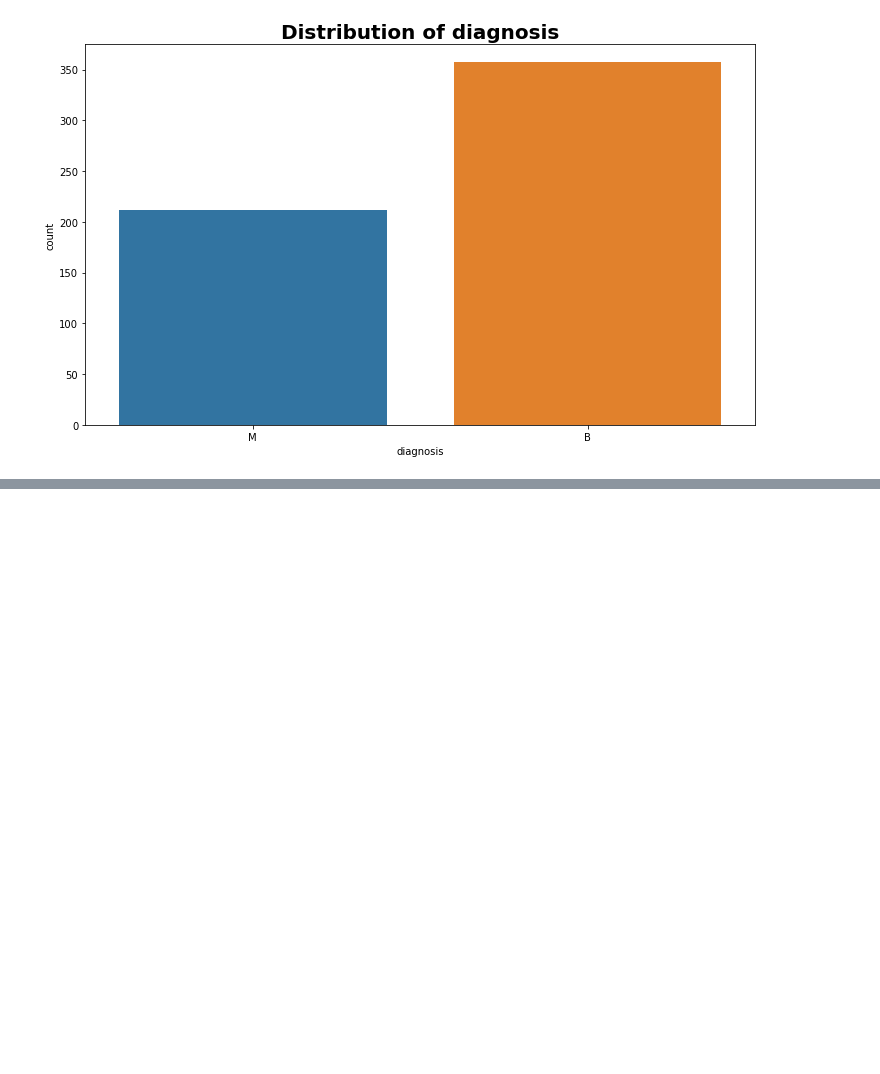
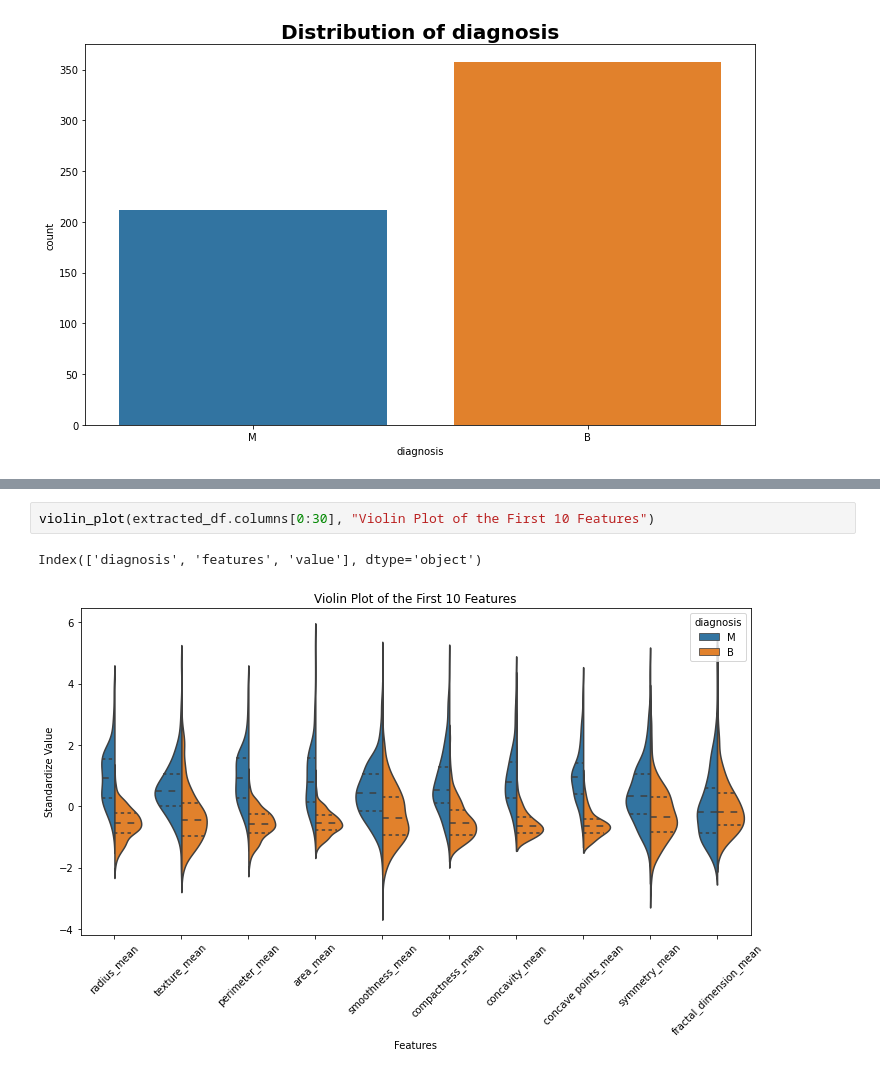
Before and after one commit to tesfayealex/Breast-Cancer-Diagnostic-Analysis-using-causal-inference-with-machine-learning, a Jupyter notebook: notebooks/EDA.ipynb, the cells around one changed output, grey strips where cells are left out. Drawn from its saved outputs; the diff is of its cells as text; blank space fills up the shorter version.

```diff
--- a/notebooks/EDA.ipynb
+++ b/notebooks/EDA.ipynb
@@ -1103,0 +255,5 @@ pd.read_sql("select * from pharmacutical.train_data", engine)
+# %%
+violin_plot(extracted_df.columns[0:30], "Violin Plot of the First 10 Features")
+# %% [output]
+Index(['diagnosis', 'features', 'value'], dtype='object')
+[figure, added]
```
Also changed, not shown: parts of 118 cells of this notebook.
